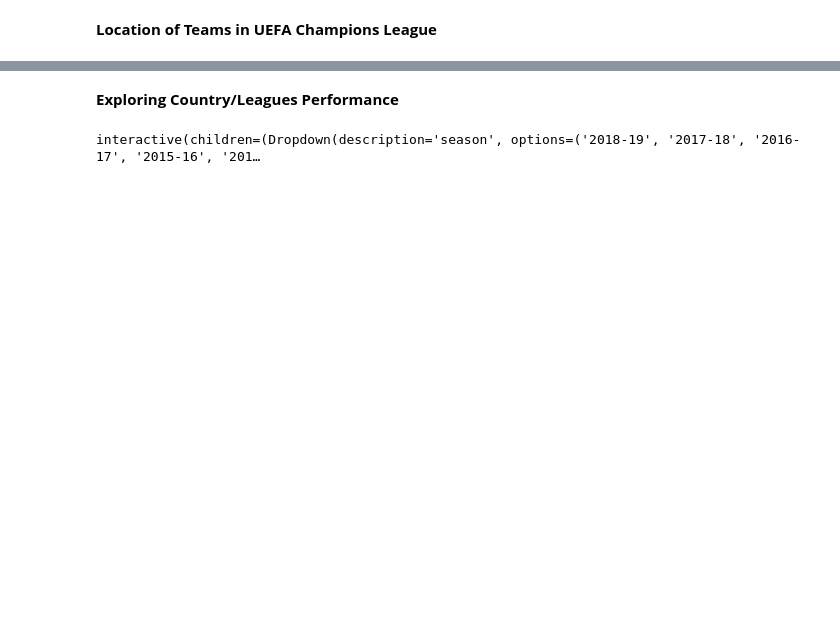
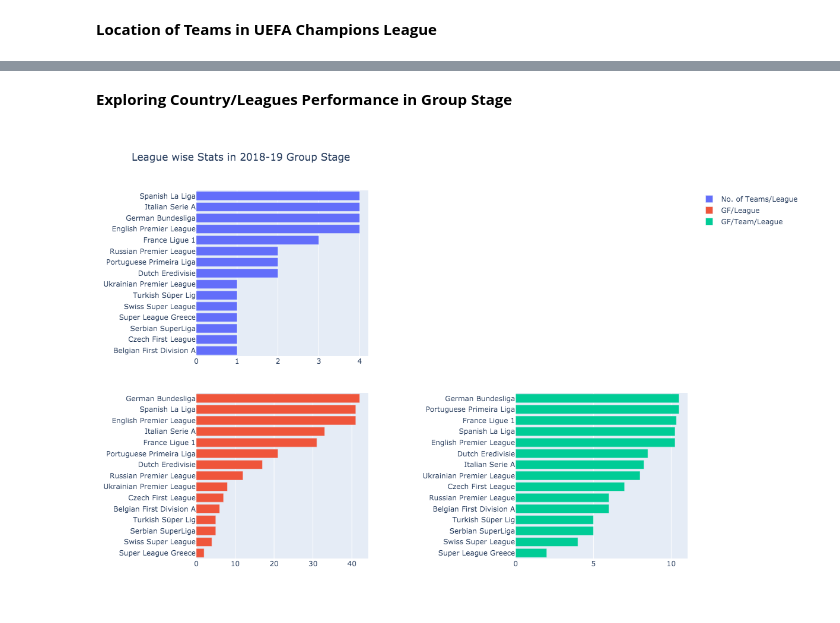
Before and after one commit to sgoyanka10/EDA-UEFA-Champions-League, a Jupyter notebook: EDA_UCL_Football-Soccer.ipynb, the cells around one changed output, grey strips where cells are left out. Cells and saved outputs as stored; diff of their text form; code cells hidden in the pictures; blank space fills up the shorter version.

```diff
--- a/EDA_UCL_Football-Soccer.ipynb
+++ b/EDA_UCL_Football-Soccer.ipynb
@@ -333,14 +379,49 @@ interactive(children=(Dropdown(description='season', options=('2018-19', '2017-1
 # %% [markdown]
-**Exploring Country/Leagues Performance**
+**Exploring Country/Leagues Performance in Group Stage**
+# %%
+# Following interactive chart can be used to analyze multiple metrics(Goals For, Goals Against, etc.)
+# to measure League/Country performances from different UCL seasons/year
+
+#Note GF: Goals scored For
+#     GA: Goals scored Against
+#     GD: Goal Difference
+
+#Note: To use inetractive mode just comment first block and uncomment next block of code
+
+#First block
+def bar_plot_2(season='2018-19', metric = 'GF'):
+
+
+    df_plot = df_group_stage[df_group_stage['Season'] == season].reset_index(drop=True)
+    df_plot_group = df_plot.groupby(['League']).size().reset_index(name='count').sort_values(by=['count'])
+    df_plot_group_gf = df_plot[['League', metric]].groupby(['League']).sum().reset_index().sort_values(by=[metric])
+    df_plot_group_gf_avg = pd.merge(df_plot_group, df_plot_group_gf, on = 'League')
+    df_plot_group_gf_avg[metric + '_Avg']  = df_plot_group_gf_avg[metric] / df_plot_group_gf_avg['count']
+    df_plot_group_gf_avg.sort_values(by = [metric + '_Avg'], inplace = True)
+
+    trace1 = go.Bar(y = df_plot_group['League'], x = df_plot_group['count'], name = 'No. of Teams/League', orientation = 'h')
+    trace2 = go.Bar(y = df_plot_group_gf['League'], x = df_plot_group_gf[metric], name = metric + '/League', orientation='h')
+    trace3 = go.Bar(y = df_plot_group_gf_avg['League'], x = df_plot_group_gf_avg[metric + '_Avg'], name = metric + '/Team/League', orientation='h')
+
+    '''fig1 = go.Figure()
+    fig1.add_trace(trace1)
+    fig1.update_traces(hoverinfo='label+percent', textinfo='value', textfont_size=20,
+                  marker=dict( line=dict(color='#000000', width=2)))
+    fig1.show('png',height = 500, width = 600)'''
+
+    fig = tools.make_subplots(rows = 2, cols = 2, vertical_spacing=0.1,horizontal_spacing=0.3)
+    fig.append_trace(trace1, 1, 1)
+    fig.append_trace(trace2, 2, 1)
+    fig.append_trace(trace3, 2, 2)
+    fig['layout'].update(height = 800, width = 100, title = 'League wise Stats in ' + season +  ' Group Stage')
+    fig.show('png',height = 800, width = 1200)
+
+bar_plot_2()
+# %% [output]
+[figure, added]
 # %%
-# Following interactive chart can be used to analyze multiple metrics(Goals For, Goals Against, etc.)
-# to measure League/Country performances from different UCL seasons/year
-
-#Note GF: Goals scored For
-#     GA: Goals scored Against
-#     GD: Goal Difference
-
-@interact
+#Second Block
+'''@interact
 def bar_plot_2(season=season, metric = ['GF', 'GA', 'GD']):
 
 
@@ -351,17 +432,14 @@ def bar_plot_2(season=season, metric = ['GF', 'GA', 'GD']):
     df_plot_group_gf_avg[metric + '_Avg']  = df_plot_group_gf_avg[metric] / df_plot_group_gf_avg['count']
     df_plot_group_gf_avg.sort_values(by = [metric + '_Avg'], inplace = True)
 
-    trace1 = go.Bar(y = df_plot_group['League'], x = df_plot_group['count'], name = 'No. of Teams/League', orientation='h')
+    trace1 = go.Bar(y = df_plot_group['League'], x = df_plot_group['count'], name = 'No. of Teams/League', orientation = 'h')
     trace2 = go.Bar(y = df_plot_group_gf['League'], x = df_plot_group_gf[metric], name = metric + '/League', orientation='h')
-    trace3 = go.Bar(y = df_plot_group_gf_avg['League'], x = df_plot_group_gf_avg[metric + '_Avg'], name = metric + '_Avg/League', orientation='h')
+    trace3 = go.Bar(y = df_plot_group_gf_avg['League'], x = df_plot_group_gf_avg[metric + '_Avg'], name = metric + '/Team/League', orientation='h')
 
-    fig = tools.make_subplots(rows = 2, cols = 2, vertical_spacing=0.1,horizontal_spacing=0.5)
+    fig = tools.make_subplots(rows = 2, cols = 2, vertical_spacing=0.1,horizontal_spacing=0.3)
     fig.append_trace(trace1, 1, 1)
     fig.append_trace(trace2, 2, 1)
     fig.append_trace(trace3, 2, 2)
-    fig['layout'].update(height = 800, width = 950, title = 'League wise Stats')
-    #iplot(fig)
-    fig.show('png',height = 800, width = 1000)
+    fig['layout'].update(height = 800, width = 950, title = 'League wise Stats in ' + season +  ' Group Stage')
+    iplot(fig)'''
-# %% [output]
-interactive(children=(Dropdown(description='season', options=('2018-19', '2017-18', '2016-17', '2015-16', '201…
 # %% [markdown]
```
Also changed, not shown: parts of 17 cells of this notebook, 1 other file.
